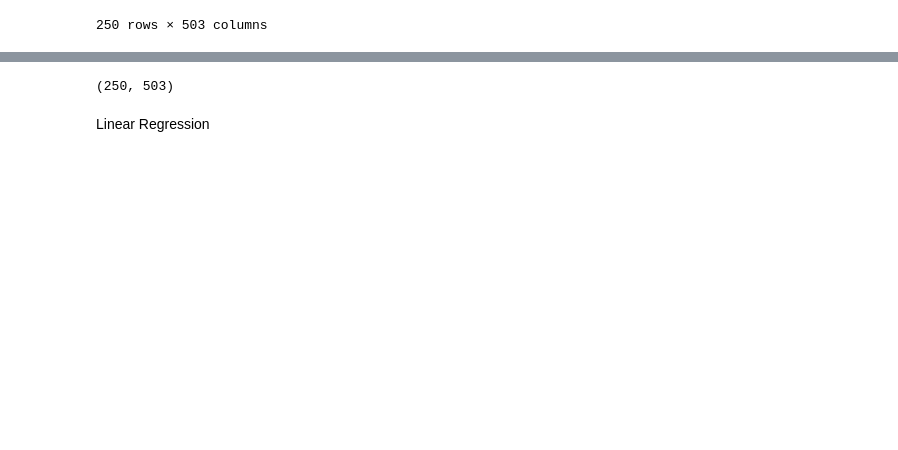
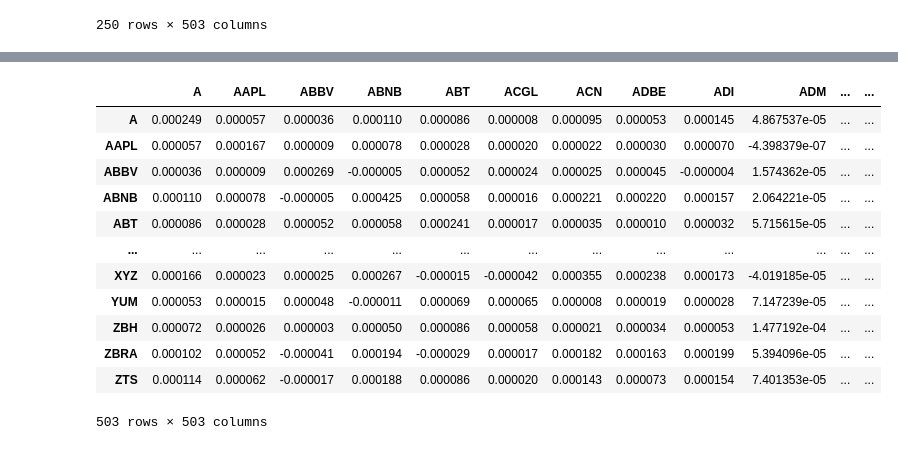
Before and after one commit to ericbeechen/InvestmentFramework, a Jupyter notebook: main.ipynb, the cells around one changed output, grey strips where cells are left out. Drawn from its saved outputs; the diff is of its cells as text; code cells hidden in the pictures; blank space fills up the shorter version.

```diff
--- a/main.ipynb
+++ b/main.ipynb
@@ -87,7 +71,40 @@ stock_data
 252 rows × 6 columns
 # %%
-returns.shape
+def calculate_covariance_matrix(X):
+    if isinstance(X, pd.DataFrame):
+        data = X.dropna(how="any")
+        if data.empty:
+            return pd.DataFrame()
+        covariance_matrix = data.cov()
+        return covariance_matrix
+
+    data = np.asarray(X, dtype=float)
+    if data.ndim == 1:
+        data = data.reshape(-1, 1)
+
+    if np.isnan(data).any():
+        data = data[~np.isnan(data).any(axis=1)]
+
+    if data.size == 0:
+        return np.empty((0, 0))
+
+    covariance_matrix = np.cov(data, rowvar=False, ddof=1)
+    return covariance_matrix
-# %% [output]
-(250, 503)
-# %% [markdown]
-Linear Regression
+# %%
+covariance_matrix = calculate_covariance_matrix(returns)
+# %%
+covariance_matrix
+# %% [output]
+|  | A | AAPL | ABBV | ABNB | ABT | ACGL | ACN | ADBE | ADI | ADM | ... | ... |
+| A | 0.000249 | 0.000057 | 0.000036 | 0.000110 | 0.000086 | 0.000008 | 0.000095 | 0.000053 | 0.000145 | 4.867537e-05 | ... | ... |
+| AAPL | 0.000057 | 0.000167 | 0.000009 | 0.000078 | 0.000028 | 0.000020 | 0.000022 | 0.000030 | 0.000070 | -4.398379e-07 | ... | ... |
+| ABBV | 0.000036 | 0.000009 | 0.000269 | -0.000005 | 0.000052 | 0.000024 | 0.000025 | 0.000045 | -0.000004 | 1.574362e-05 | ... | ... |
+| ABNB | 0.000110 | 0.000078 | -0.000005 | 0.000425 | 0.000058 | 0.000016 | 0.000221 | 0.000220 | 0.000157 | 2.064221e-05 | ... | ... |
+| ABT | 0.000086 | 0.000028 | 0.000052 | 0.000058 | 0.000241 | 0.000017 | 0.000035 | 0.000010 | 0.000032 | 5.715615e-05 | ... | ... |
+| ... | ... | ... | ... | ... | ... | ... | ... | ... | ... | ... | ... | ... |
+| XYZ | 0.000166 | 0.000023 | 0.000025 | 0.000267 | -0.000015 | -0.000042 | 0.000355 | 0.000238 | 0.000173 | -4.019185e-05 | ... | ... |
+| YUM | 0.000053 | 0.000015 | 0.000048 | -0.000011 | 0.000069 | 0.000065 | 0.000008 | 0.000019 | 0.000028 | 7.147239e-05 | ... | ... |
+| ZBH | 0.000072 | 0.000026 | 0.000003 | 0.000050 | 0.000086 | 0.000058 | 0.000021 | 0.000034 | 0.000053 | 1.477192e-04 | ... | ... |
+| ZBRA | 0.000102 | 0.000052 | -0.000041 | 0.000194 | -0.000029 | 0.000017 | 0.000182 | 0.000163 | 0.000199 | 5.394096e-05 | ... | ... |
+| ZTS | 0.000114 | 0.000062 | -0.000017 | 0.000188 | 0.000086 | 0.000020 | 0.000143 | 0.000073 | 0.000154 | 7.401353e-05 | ... | ... |
+503 rows × 503 columns
```
Also changed, not shown: parts of 3 cells of this notebook, 3 other files.
